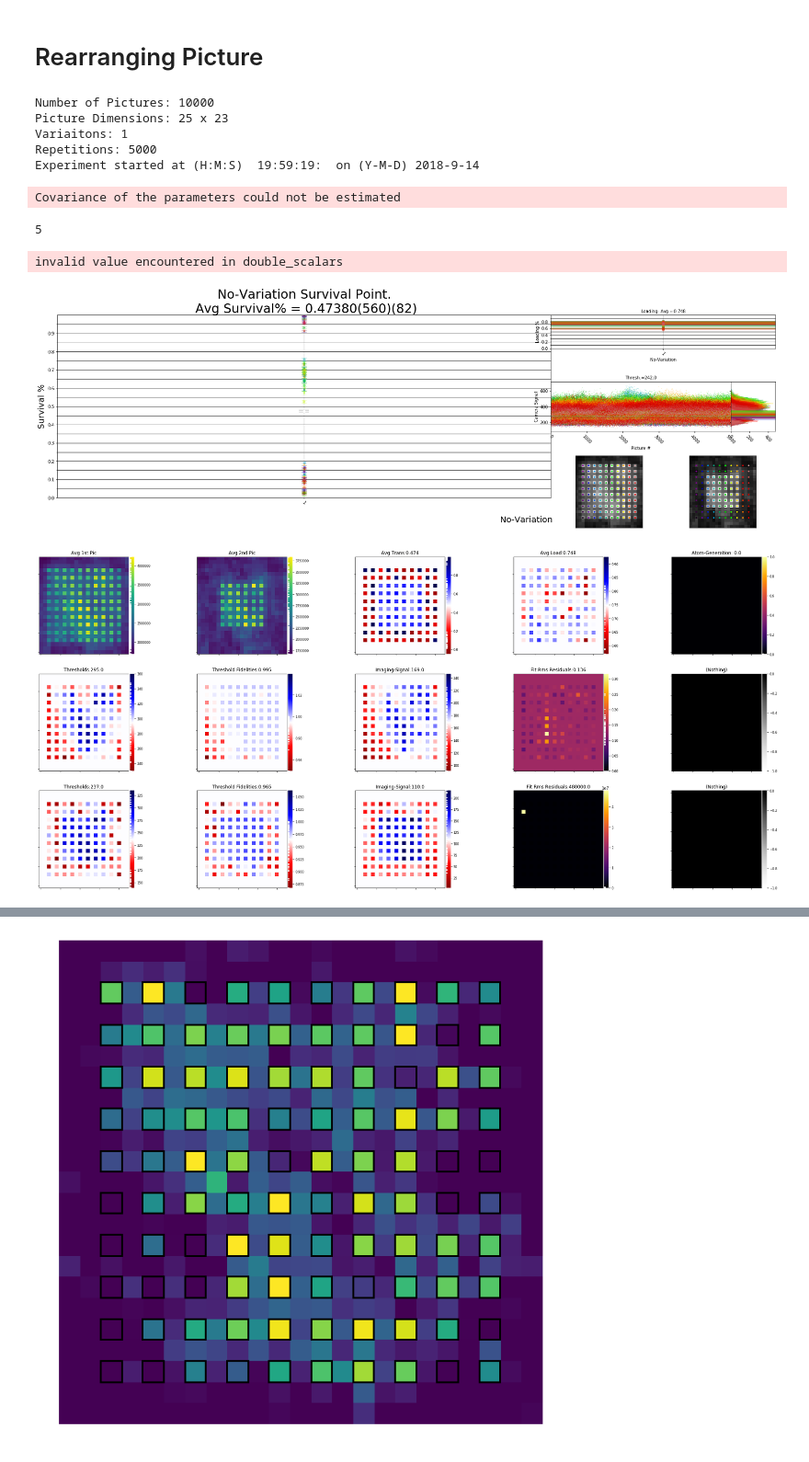
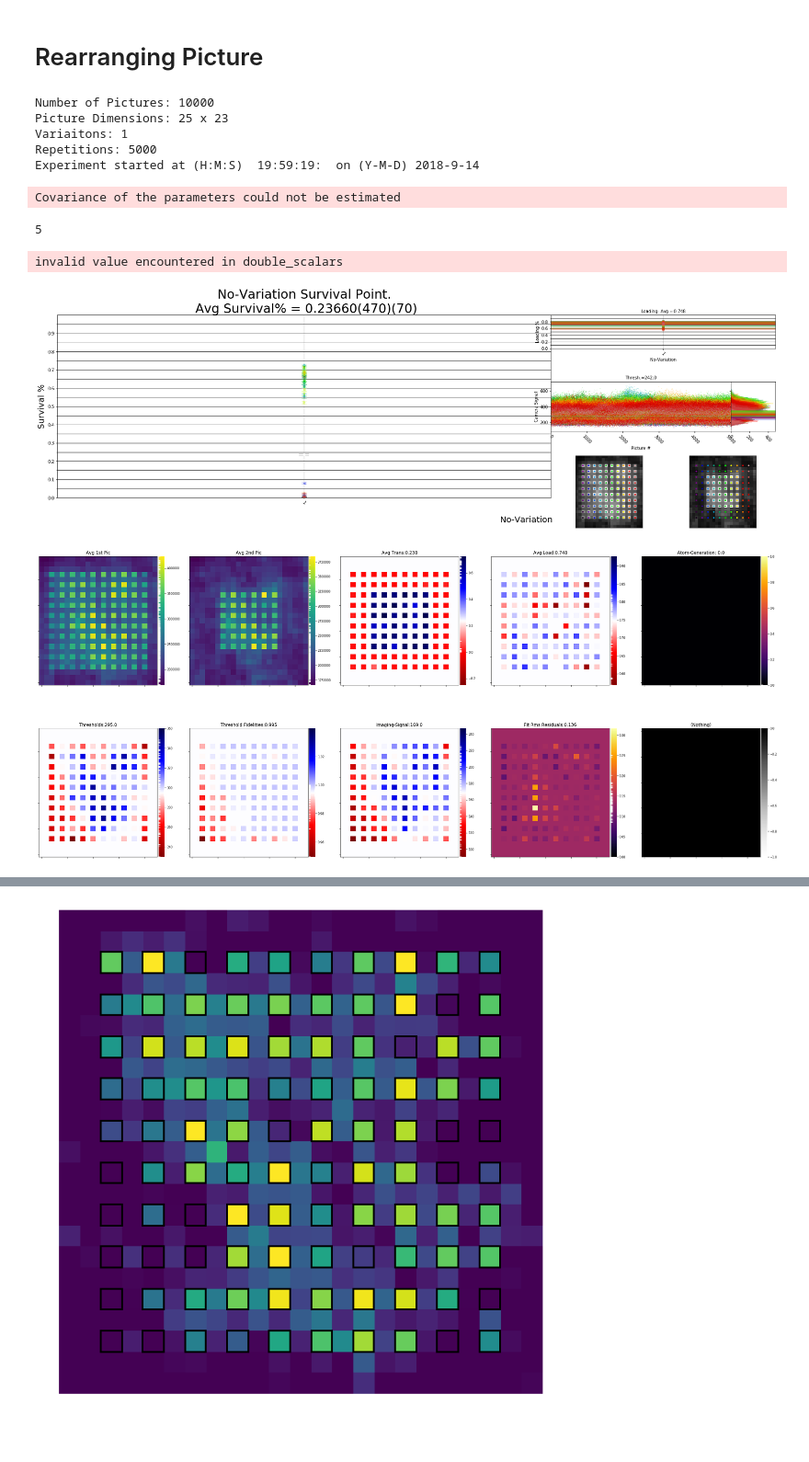
Before and after one commit to aquirdTurtle/Data-Analysis-Code, a Jupyter notebook: Grey-Loading-Paper/Data_Analysis_And_Figures.ipynb, the cells around one changed output, grey strips where cells are left out. Shown at 92% size. Saved outputs shown, nothing was run; the diff lists cells and outputs as text; code cells hidden in the pictures.

```diff
--- a/Grey-Loading-Paper/Data_Analysis_And_Figures.ipynb
+++ b/Grey-Loading-Paper/Data_Analysis_And_Figures.ipynb
@@ -273,16 +276,16 @@ def makeVid(pics, gifAddress, videoType, fileAddress=None, dur=1, lim=None, incl
 # %%
-res = mp.Survival(rerng_exp_file, [3,2,2,10,10], subtractEdgeCounts=False);
+res = mp.Survival(rerng_exp_file, [3,2,2,10,10], subtractEdgeCounts=False, transThresholdSame=True);
 ( key, transferData, transferErrs, loadingRate, fits, avgFit, genAvgs, genErrs, pic1Data,
   centers, avgTransferPic, transVarAvg, transVarErr, avgTransferData, avgTransferErr,
-  loadAtomImages, transAtomImages, pic2Data) = res
+  loadAtomImages, transAtomImages, pic2Data, loadThresholds, transThresholds) = res
 # %% [output]
 Number of Pictures: 10000
 Picture Dimensions: 25 x 23
 Variaitons: 1
 Repetitions: 5000
 Experiment started at (H:M:S)  19:59:19:  on (Y-M-D) 2018-9-14
 Covariance of the parameters could not be estimated
 5
 invalid value encountered in double_scalars
-[figure, old version]
+[figure, new version]
-[figure, old version]
+[figure, new version]
```
Also changed, not shown: parts of 57 cells of this notebook, 4 other files.
